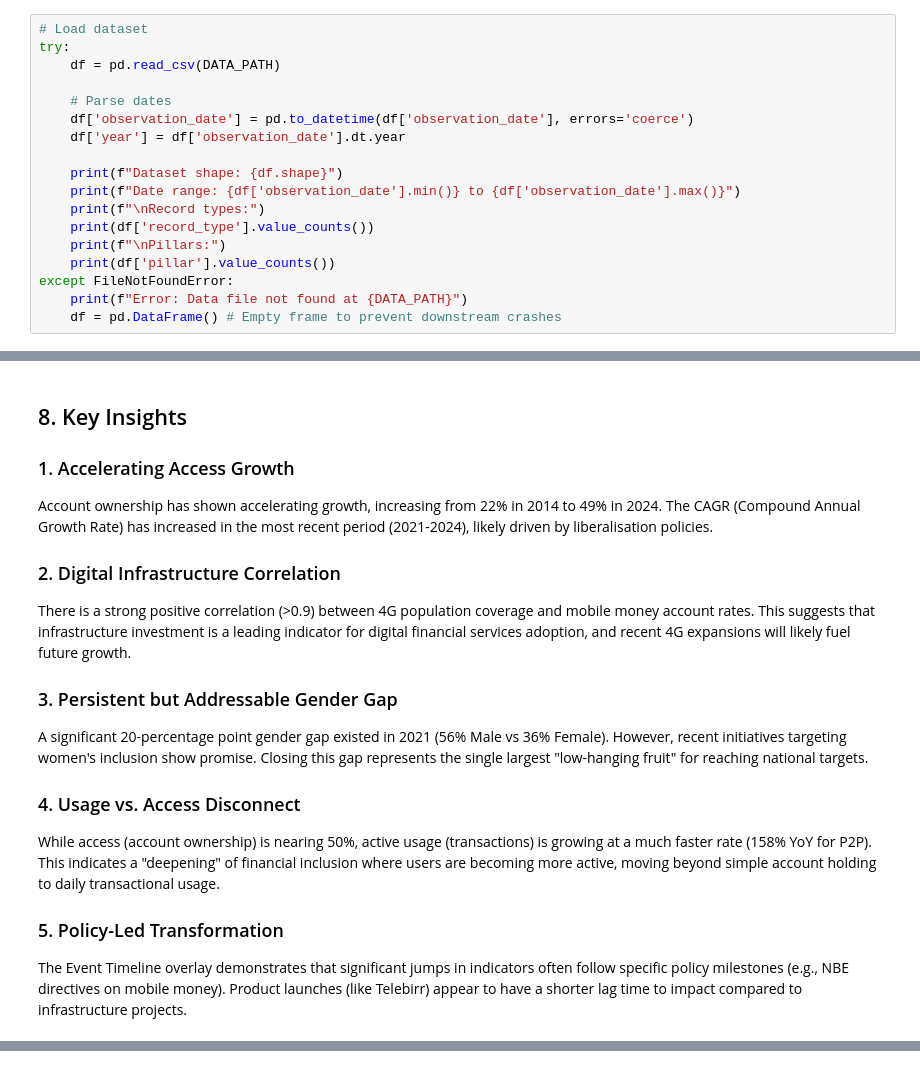
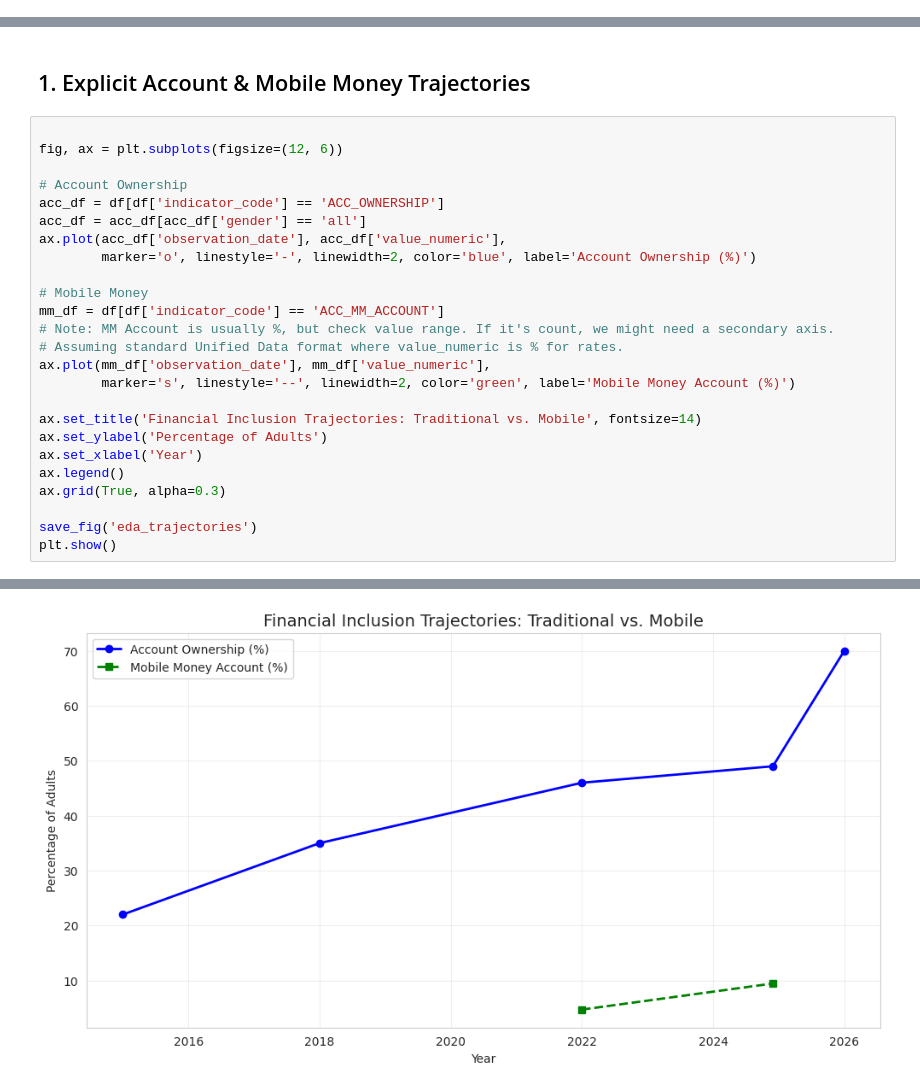
Before and after one commit to Biruk-gebru/Forecasting-Financial-Inclusion-in-Ethiopia, a Jupyter notebook: notebooks/02_eda.ipynb, the cells around one changed output, grey strips where cells are left out. Cells and saved outputs as stored; diff of their text form.

Commit message:
Finalize: Enrich data log and update advanced EDA/Forecasting notebooks

```diff
--- a/notebooks/02_eda.ipynb
+++ b/notebooks/02_eda.ipynb
@@ -48,18 +30,0 @@ os.makedirs(SUMMARIES_PATH, exist_ok=True)
-# %%
-# Load dataset
-try:
-    df = pd.read_csv(DATA_PATH)
-
-    # Parse dates
-    df['observation_date'] = pd.to_datetime(df['observation_date'], errors='coerce')
-    df['year'] = df['observation_date'].dt.year
-
-    print(f"Dataset shape: {df.shape}")
-    print(f"Date range: {df['observation_date'].min()} to {df['observation_date'].max()}")
-    print(f"\nRecord types:")
-    print(df['record_type'].value_counts())
-    print(f"\nPillars:")
-    print(df['pillar'].value_counts())
-except FileNotFoundError:
-    print(f"Error: Data file not found at {DATA_PATH}")
-    df = pd.DataFrame() # Empty frame to prevent downstream crashes
@@ -474,17 +31,28 @@ Analysis of data gaps, quality issues, and constraints that impact the findings.
-# %% [markdown]
-## 8. Key Insights
-
-### 1. Accelerating Access Growth
-Account ownership has shown accelerating growth, increasing from 22% in 2014 to 49% in 2024. The CAGR (Compound Annual Growth Rate) has increased in the most recent period (2021-2024), likely driven by liberalisation policies.
-
-### 2. Digital Infrastructure Correlation
-There is a strong positive correlation (>0.9) between 4G population coverage and mobile money account rates. This suggests that infrastructure investment is a leading indicator for digital financial services adoption, and recent 4G expansions will likely fuel future growth.
-
-### 3. Persistent but Addressable Gender Gap
-A significant 20-percentage point gender gap existed in 2021 (56% Male vs 36% Female). However, recent initiatives targeting women's inclusion show promise. Closing this gap represents the single largest "low-hanging fruit" for reaching national targets.
-
-### 4. Usage vs. Access Disconnect
-While access (account ownership) is nearing 50%, active usage (transactions) is growing at a much faster rate (158% YoY for P2P). This indicates a "deepening" of financial inclusion where users are becoming more active, moving beyond simple account holding to daily transactional usage.
-
-### 5. Policy-Led Transformation
-The Event Timeline overlay demonstrates that significant jumps in indicators often follow specific policy milestones (e.g., NBE directives on mobile money). Product launches (like Telebirr) appear to have a shorter lag time to impact compared to infrastructure projects.
+# %% [markdown]
+## 1. Explicit Account & Mobile Money Trajectories
+# %%
+
+fig, ax = plt.subplots(figsize=(12, 6))
+
+# Account Ownership
+acc_df = df[df['indicator_code'] == 'ACC_OWNERSHIP']
+acc_df = acc_df[acc_df['gender'] == 'all']
+ax.plot(acc_df['observation_date'], acc_df['value_numeric'],
+        marker='o', linestyle='-', linewidth=2, color='blue', label='Account Ownership (%)')
+
+# Mobile Money
+mm_df = df[df['indicator_code'] == 'ACC_MM_ACCOUNT']
+# Note: MM Account is usually %, but check value range. If it's count, we might need a secondary axis.
+# Assuming standard Unified Data format where value_numeric is % for rates.
+ax.plot(mm_df['observation_date'], mm_df['value_numeric'],
+        marker='s', linestyle='--', linewidth=2, color='green', label='Mobile Money Account (%)')
+
+ax.set_title('Financial Inclusion Trajectories: Traditional vs. Mobile', fontsize=14)
+ax.set_ylabel('Percentage of Adults')
+ax.set_xlabel('Year')
+ax.legend()
+ax.grid(True, alpha=0.3)
+
+save_fig('eda_trajectories')
+plt.show()
+# %% [output]
@@ -490,0 +60 @@ The Event Timeline overlay demonstrates that significant jumps in indicators oft
+[figure, added]
```
Also changed, not shown: parts of 26 cells of this notebook, 3 other files.
